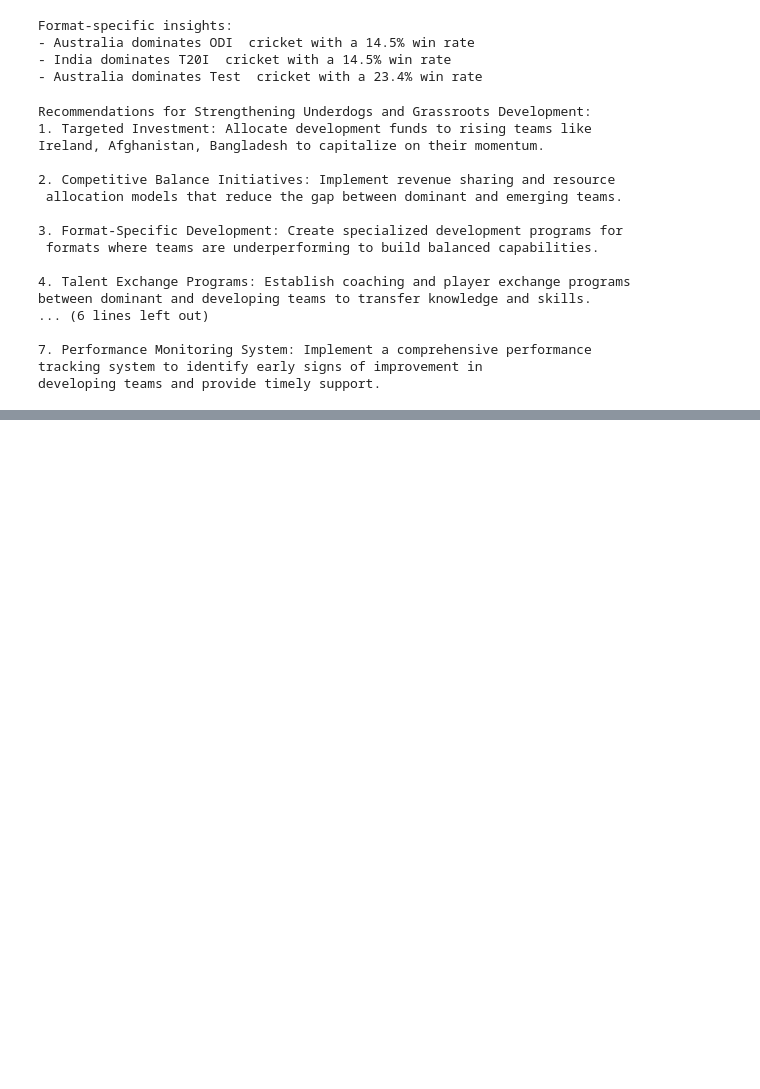
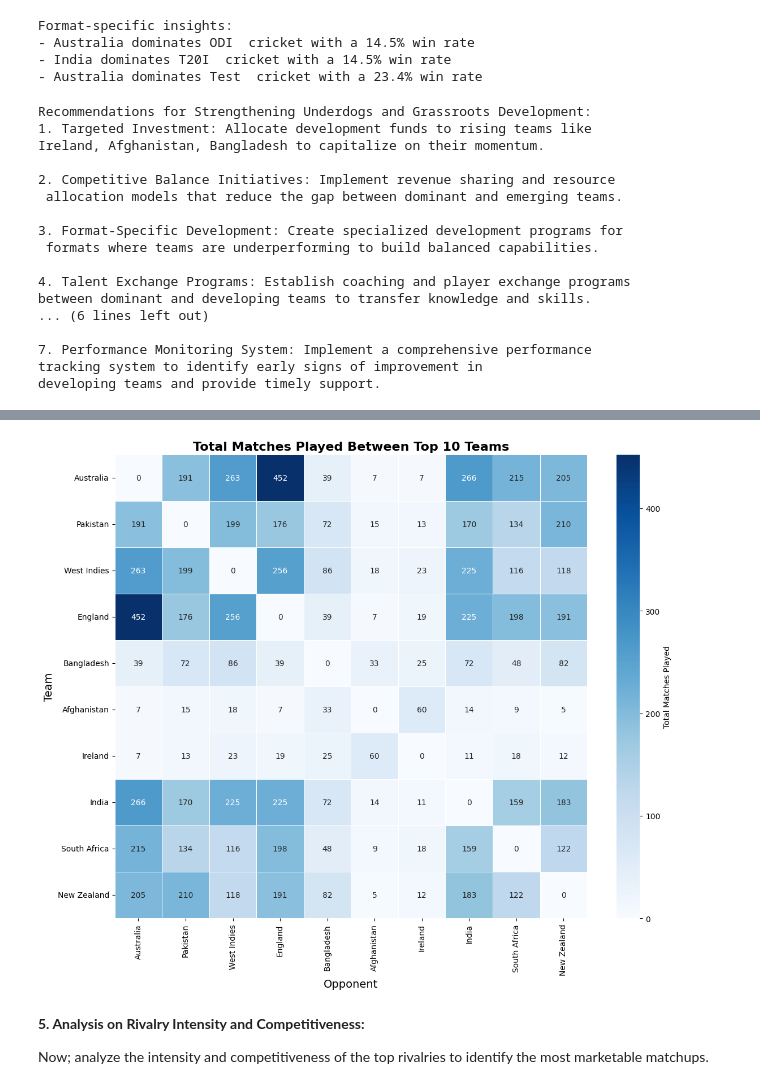
Before and after one commit to RussDai/Projects, a Jupyter notebook: 02_Data_Visuallization/01_Test_Nations_Data_Analysis/src/team_performance_and_rivalry_analysis.ipynb, the cells around one changed output, grey strips where cells are left out. Saved outputs shown, nothing was run; the diff lists cells and outputs as text; code cells hidden in the pictures; blank space fills up the shorter version.

```diff
--- a/02_Data_Visuallization/01_Test_Nations_Data_Analysis/src/team_performance_and_rivalry_analysis.ipynb
+++ b/02_Data_Visuallization/01_Test_Nations_Data_Analysis/src/team_performance_and_rivalry_analysis.ipynb
@@ -1322,0 +1763,30 @@ developing teams and provide timely support.
+# %%
+# Create the heatmap for total matches
+plt.figure(figsize=(12, 10))
+sns.heatmap(
+    matches_matrix,
+    annot=True,
+    fmt='.0f',
+    cmap='Blues',
+    xticklabels=top_teams,
+    yticklabels=top_teams,
+    linewidths=0.5,
+    cbar_kws={'label': 'Total Matches Played'}
+)
+
+# Add chart title and labels
+plt.title('Total Matches Played Between Top 10 Teams', fontsize=16, fontweight='bold')
+plt.xlabel('Opponent', fontsize=14)
+plt.ylabel('Team', fontsize=14)
+
+# Adjust layout to prevent clipping of labels
+plt.tight_layout()
+
+# Display the chart
+plt.show()
+# %% [output]
+[figure, added]
+# %% [markdown]
+**5. Analysis on Rivalry Intensity and Competitiveness:**
+
+Now; analyze the intensity and competitiveness of the top rivalries to identify the most marketable matchups.
```
Also changed, not shown: parts of 83 cells of this notebook, 1 other file.
